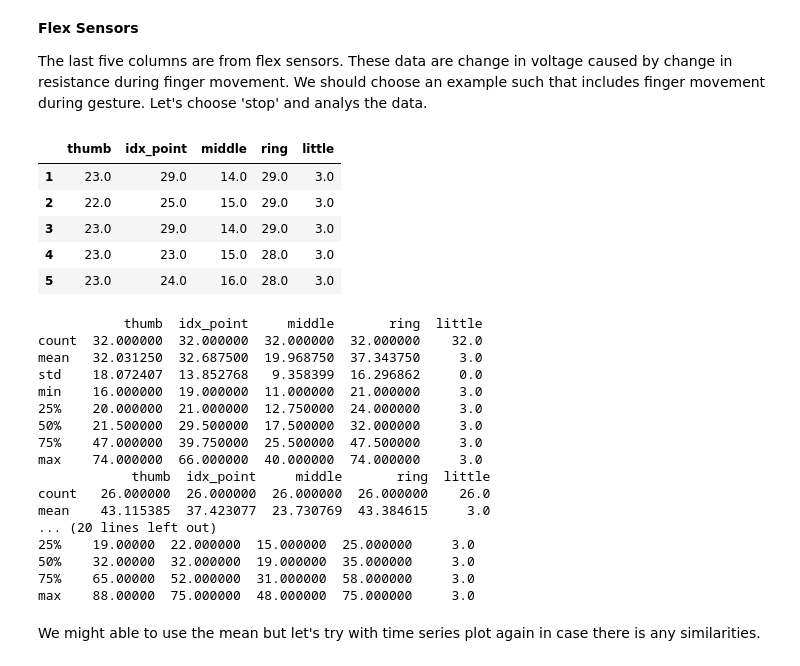
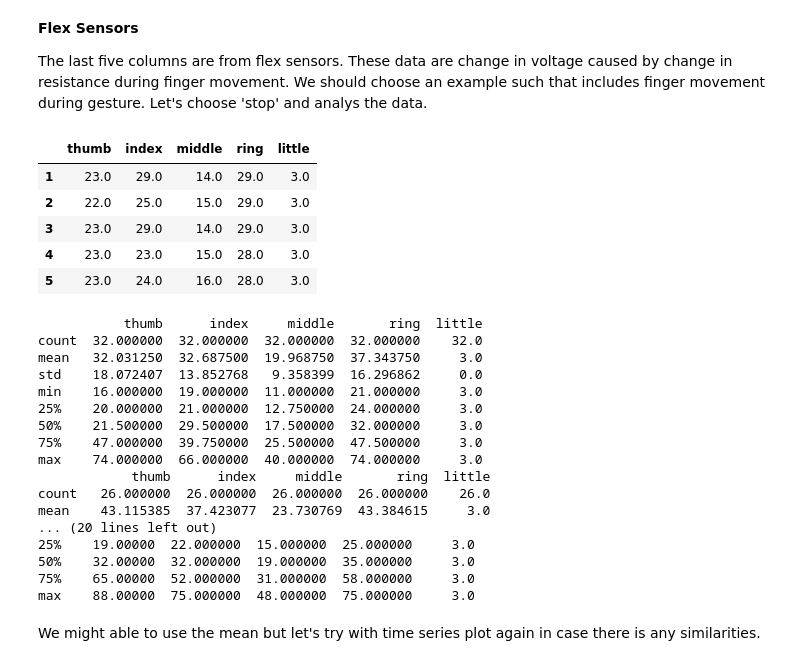
Before and after one commit to sabyasachi087/aml-gesture-recognition, a Jupyter notebook: gesture_recognition_project_report.ipynb, the cells around one changed output. Saved outputs shown, nothing was run; the diff lists cells and outputs as text; code cells hidden in the pictures.

```diff
--- a/gesture_recognition_project_report.ipynb
+++ b/gesture_recognition_project_report.ipynb
@@ -272,9 +272,9 @@ The above time series plot for accelerometer data shows similarities between dif
 The last five columns are from flex sensors. These data are change in voltage caused by change in resistance during finger movement. We should choose an example such that includes finger movement during gesture. Let's choose 'stop' and analys the data.
 # %%
 data_list = getData(gesture='hi')
-data_list[2][['thumb', 'idx_point', 'middle', 'ring', 'little']].head()
+data_list[2][['thumb', 'index', 'middle', 'ring', 'little']].head()
 # %% [output]
-|  | thumb | idx_point | middle | ring | little |
+|  | thumb | index | middle | ring | little |
 | 1 | 23.0 | 29.0 | 14.0 | 29.0 | 3.0 |
 | 2 | 22.0 | 25.0 | 15.0 | 29.0 | 3.0 |
 | 3 | 23.0 | 29.0 | 14.0 | 29.0 | 3.0 |
@@ -282,10 +282,10 @@ data_list[2][['thumb', 'idx_point', 'middle', 'ring', 'little']].head()
 | 5 | 23.0 | 24.0 | 16.0 | 28.0 | 3.0 |
 # %%
 for data in data_list:
-    fing_data = data[['thumb', 'idx_point', 'middle', 'ring', 'little']]
+    fing_data = data[['thumb', 'index', 'middle', 'ring', 'little']]
     print(fing_data.describe())
 # %% [output]
-           thumb  idx_point     middle       ring  little
+           thumb      index     middle       ring  little
 count  32.000000  32.000000  32.000000  32.000000    32.0
 mean   32.031250  32.687500  19.968750  37.343750     3.0
 std    18.072407  13.852768   9.358399  16.296862     0.0
@@ -294,7 +294,7 @@ min    16.000000  19.000000  11.000000  21.000000     3.0
 50%    21.500000  29.500000  17.500000  32.000000     3.0
 75%    47.000000  39.750000  25.500000  47.500000     3.0
 max    74.000000  66.000000  40.000000  74.000000     3.0
-            thumb  idx_point     middle       ring  little
+            thumb      index     middle       ring  little
 count   26.000000  26.000000  26.000000  26.000000    26.0
 mean    43.115385  37.423077  23.730769  43.384615     3.0
 ... (20 lines left out)
```
Also changed, not shown: parts of 15 cells of this notebook.
